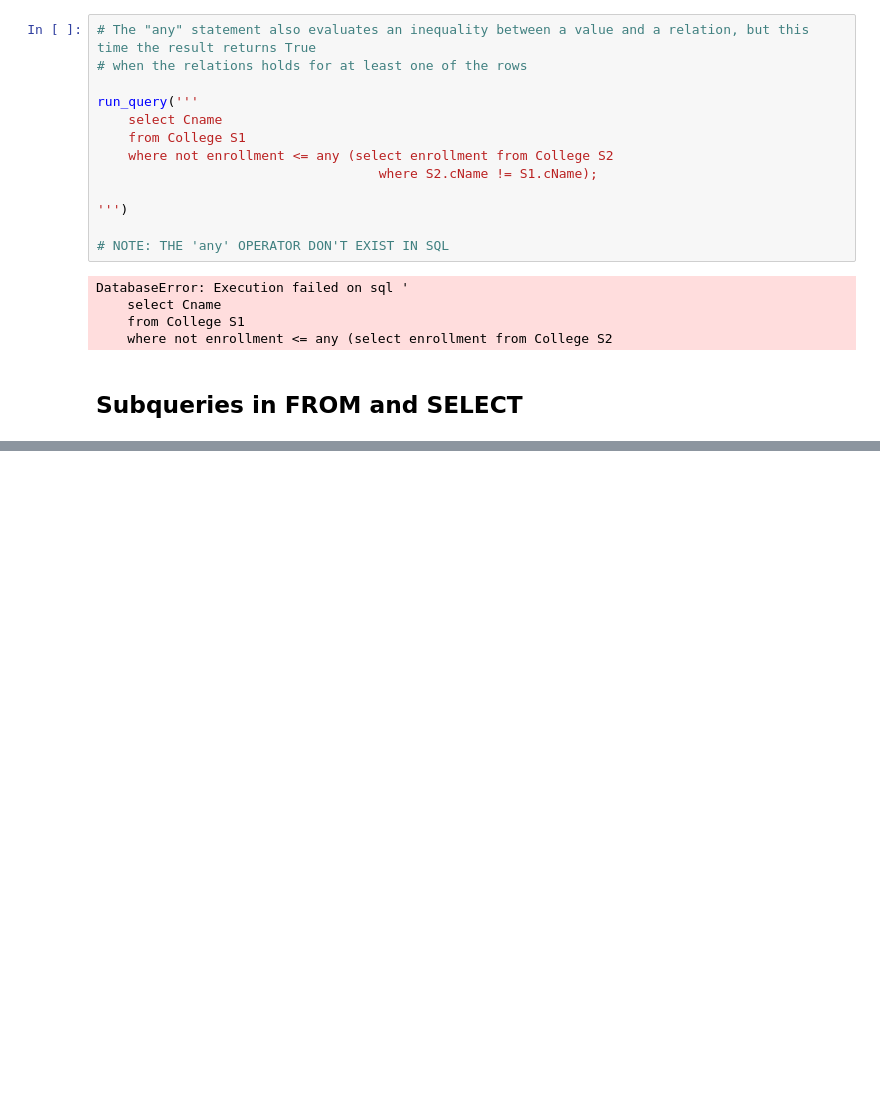
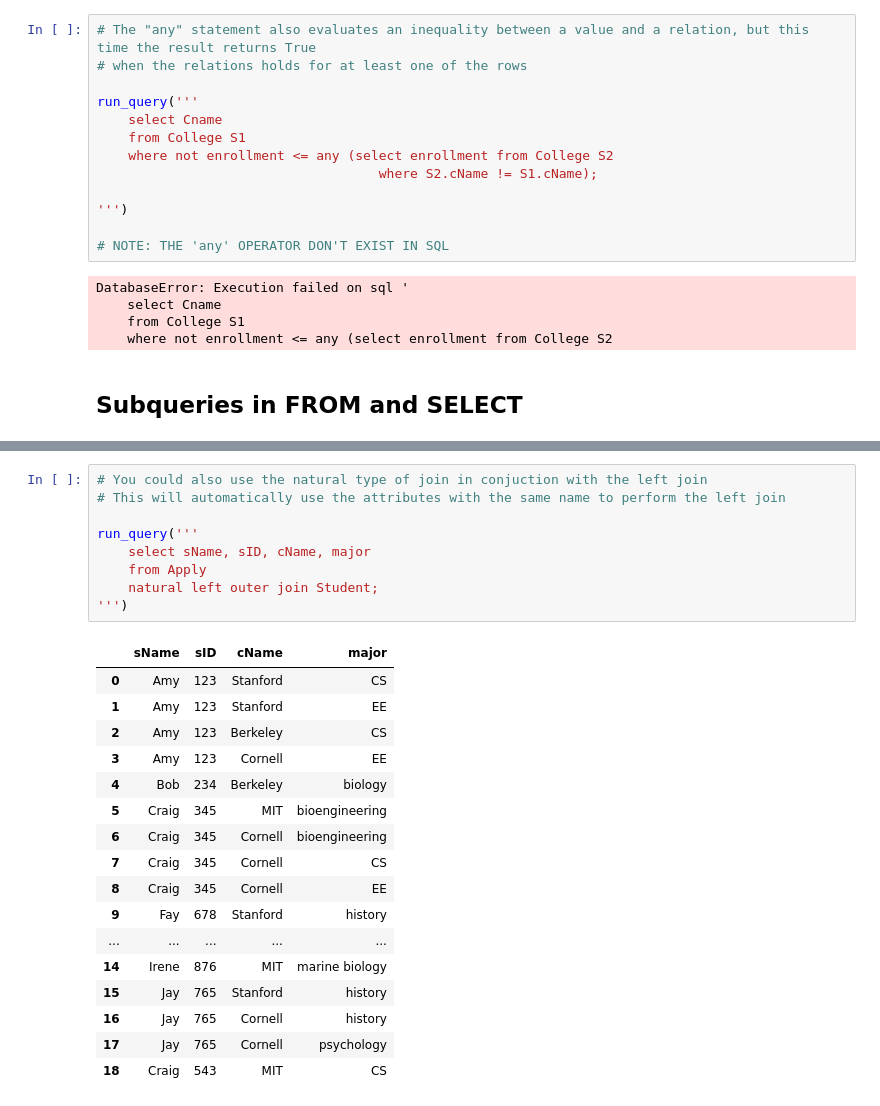
Before and after one commit to OniSlayer/standford_sql_notes, a Jupyter notebook: stanford_sql_notes.ipynb, the cells around one changed output, grey strips where cells are left out. Saved outputs shown, nothing was run; the diff lists cells and outputs as text; blank space fills up the shorter version.

```diff
--- a/stanford_sql_notes.ipynb
+++ b/stanford_sql_notes.ipynb
@@ -503,0 +710,27 @@ DatabaseError: Execution failed on sql '
+# %%
+# You could also use the natural type of join in conjuction with the left join
+# This will automatically use the attributes with the same name to perform the left join
+
+run_query('''
+    select sName, sID, cName, major
+    from Apply
+    natural left outer join Student;
+''')
+# %% [output]
+|  | sName | sID | cName | major |
+| 0 | Amy | 123 | Stanford | CS |
+| 1 | Amy | 123 | Stanford | EE |
+| 2 | Amy | 123 | Berkeley | CS |
+| 3 | Amy | 123 | Cornell | EE |
+| 4 | Bob | 234 | Berkeley | biology |
+| 5 | Craig | 345 | MIT | bioengineering |
+| 6 | Craig | 345 | Cornell | bioengineering |
+| 7 | Craig | 345 | Cornell | CS |
+| 8 | Craig | 345 | Cornell | EE |
+| 9 | Fay | 678 | Stanford | history |
+| ... | ... | ... | ... | ... |
+| 14 | Irene | 876 | MIT | marine biology |
+| 15 | Jay | 765 | Stanford | history |
+| 16 | Jay | 765 | Cornell | history |
+| 17 | Jay | 765 | Cornell | psychology |
+| 18 | Craig | 543 | MIT | CS |
```
Also changed, not shown: parts of 12 cells of this notebook, 1 other file.
